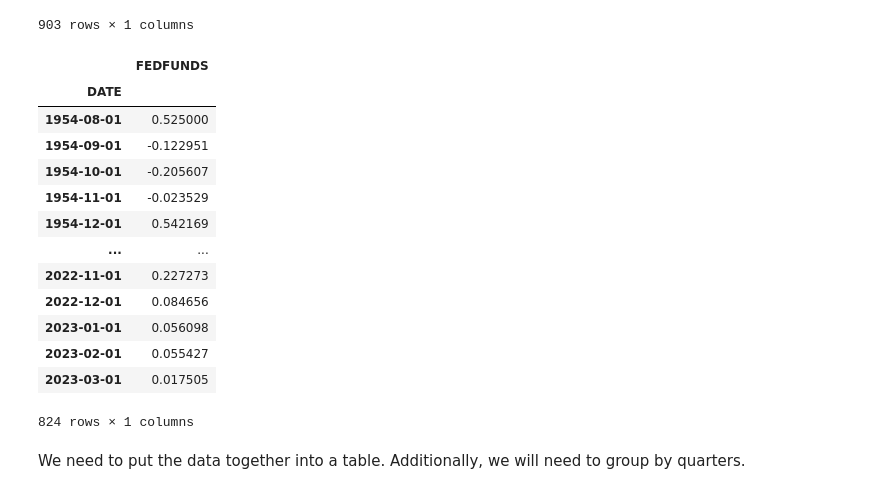
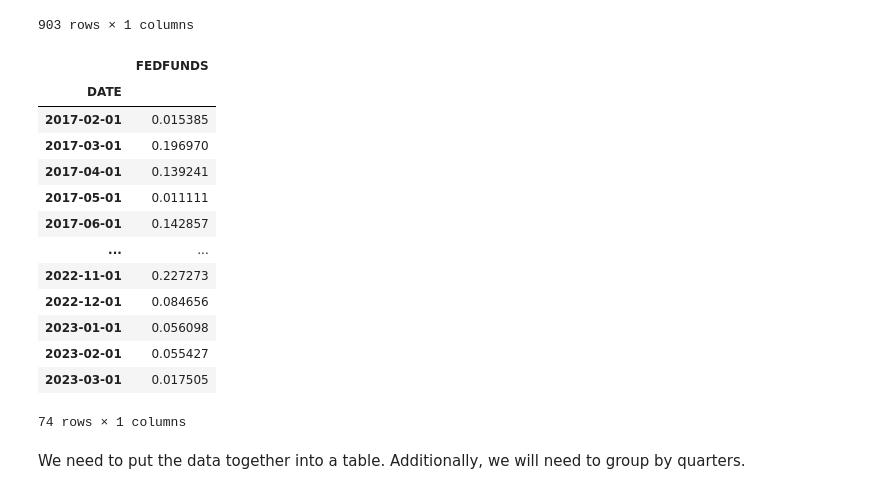
Before and after one commit to vargopal/stockMarket, a Jupyter notebook: F455_project.ipynb, the cells around one changed output. Drawn from its saved outputs; the diff is of its cells as text; code cells hidden in the pictures.

```diff
--- a/F455_project.ipynb
+++ b/F455_project.ipynb
@@ -199,22 +214,24 @@ unemp
 # Interest Rates (10 yr treasury rates)
 irate = pdr.get_data_fred('FEDFUNDS', 1953)
 # %%
-irate.pct_change().dropna()
+irate = irate.pct_change().dropna()
-# %% [output]
-|  | FEDFUNDS |
-| DATE |  |
-| 1954-08-01 | 0.525000 |
-| 1954-09-01 | -0.122951 |
-| 1954-10-01 | -0.205607 |
-| 1954-11-01 | -0.023529 |
-| 1954-12-01 | 0.542169 |
-| ... | ... |
-| 2022-11-01 | 0.227273 |
-| 2022-12-01 | 0.084656 |
-| 2023-01-01 | 0.056098 |
-| 2023-02-01 | 0.055427 |
-| 2023-03-01 | 0.017505 |
-824 rows × 1 columns
+# %%
+irate[750:]
+# %% [output]
+|  | FEDFUNDS |
+| DATE |  |
+| 2017-02-01 | 0.015385 |
+| 2017-03-01 | 0.196970 |
+| 2017-04-01 | 0.139241 |
+| 2017-05-01 | 0.011111 |
+| 2017-06-01 | 0.142857 |
+| ... | ... |
+| 2022-11-01 | 0.227273 |
+| 2022-12-01 | 0.084656 |
+| 2023-01-01 | 0.056098 |
+| 2023-02-01 | 0.055427 |
+| 2023-03-01 | 0.017505 |
+74 rows × 1 columns
 # %% [markdown]
 We need to put the data together into a table. Additionally, we will need to group by quarters.
 # %% [markdown]
```
Also changed, not shown: parts of 12 cells of this notebook.
